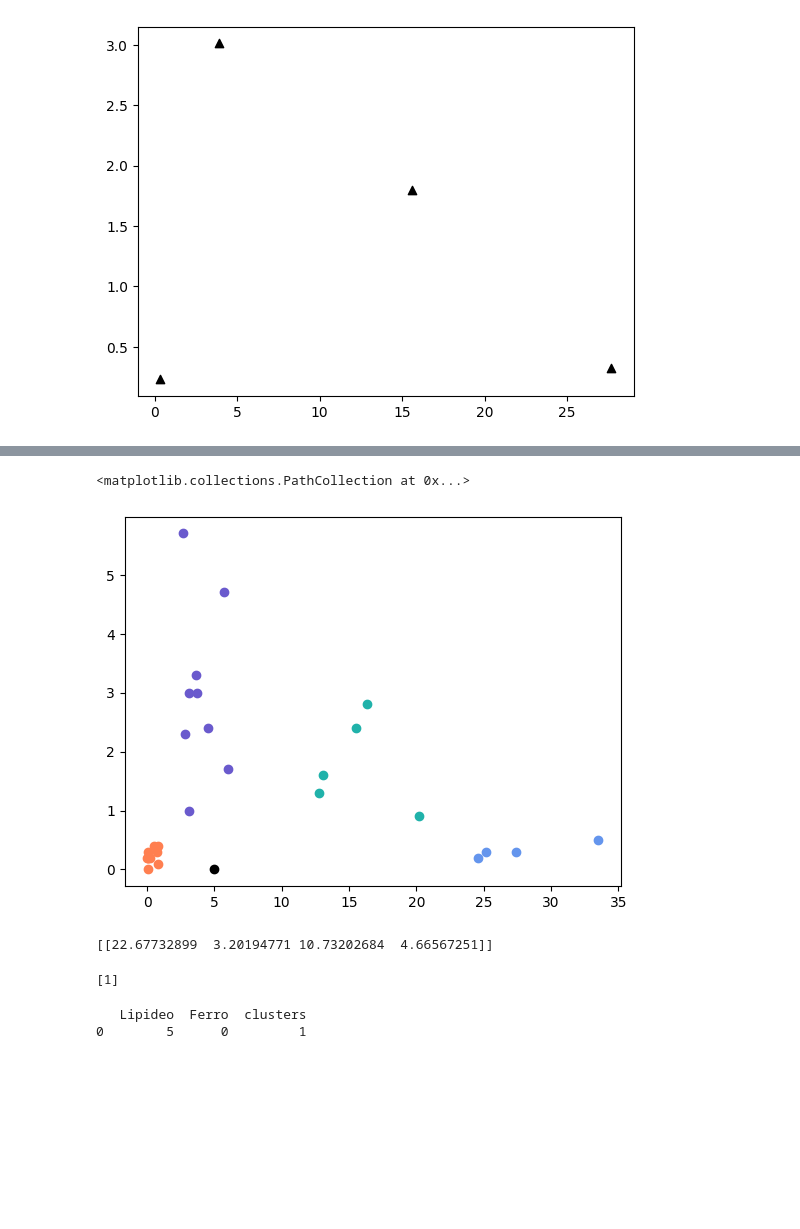
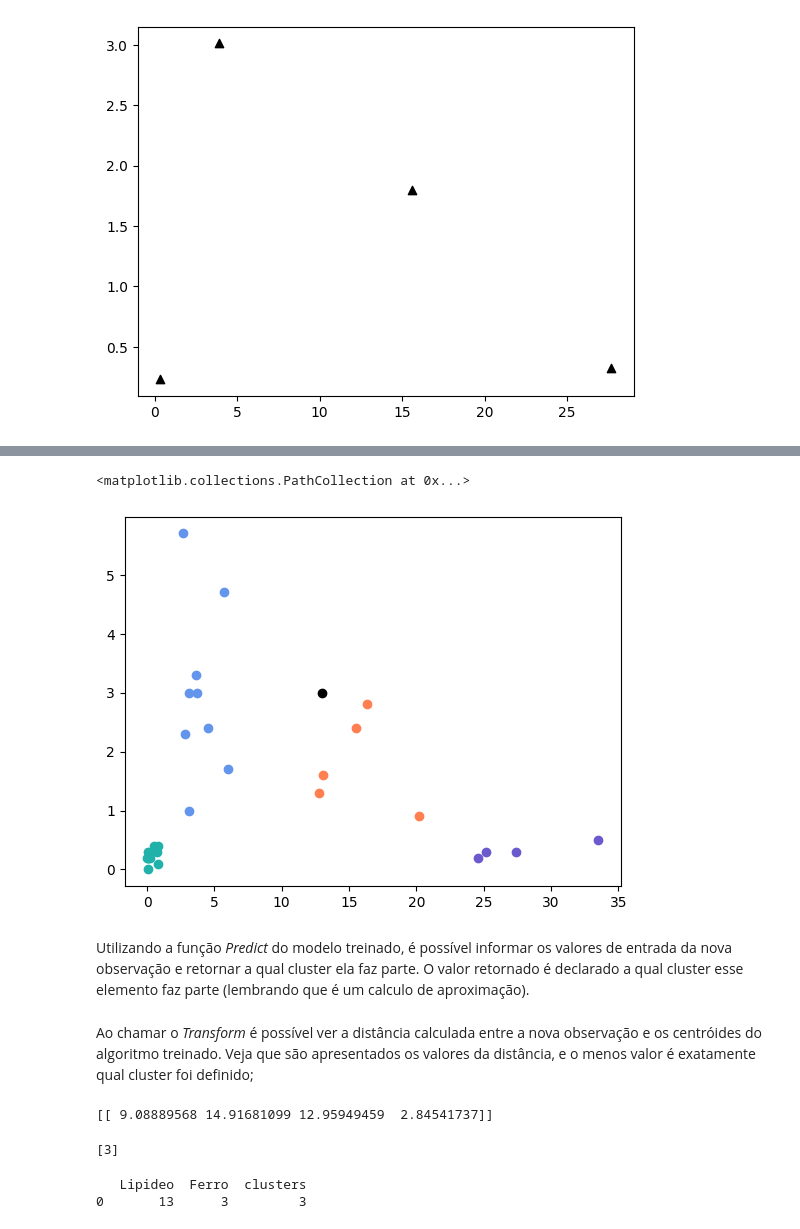
Before and after one commit to diegonogare/MachineLearning, a Jupyter notebook: 4.2_KMeans_Alimento.ipynb, the cells around one changed output, grey strips where cells are left out. Saved outputs shown, nothing was run; the diff lists cells and outputs as text; code cells hidden in the pictures; blank space fills up the shorter version.

```diff
--- a/4.2_KMeans_Alimento.ipynb
+++ b/4.2_KMeans_Alimento.ipynb
@@ -101,32 +138,37 @@ plt.scatter(cluster.cluster_centers_[:, 0], cluster.cluster_centers_[:, 1], colo
 # %%
-Novo_Dado_Lipideo = [5]
-Novo_Dado_Ferro = [0]
+Novo_Dado_Lipideo = [13]
+Novo_Dado_Ferro = [3]
 Novo_Dado = {'Lipideo':Novo_Dado_Lipideo, 'Ferro':Novo_Dado_Ferro }
 df = pd.DataFrame(Novo_Dado)
 
 for grupo in dados2['clusters'].unique():
     tmp = dados2[dados2['clusters'] == grupo]
     plt.scatter(tmp['Lipídeos'], tmp['Ferro'], color=cores[grupo] )
 
 plt.scatter(df['Lipideo'], df['Ferro'], c='black')
 # %% [output]
 <matplotlib.collections.PathCollection at 0x...>
-[figure, old version]
+[figure, new version]
+# %% [markdown]
+Utilizando a função *Predict* do modelo treinado, é possível informar os valores de entrada da nova observação e retornar a qual cluster ela faz parte.
+O valor retornado é declarado a qual cluster esse elemento faz parte (lembrando que é um calculo de aproximação).
 # %%
 novo_valor = cluster.predict( [ df.iloc[0] ])
+# %% [markdown]
+Ao chamar o *Transform* é possível ver a distância calculada entre a nova observação e os centróides do algoritmo treinado. Veja que são apresentados os valores da distância, e o menos valor é exatamente qual cluster foi definido;
 # %%
 valor_Transform = cluster.transform([ df.iloc[0][0:2] ])
 print(valor_Transform)
 # %% [output]
-[[22.67732899  3.20194771 10.73202684  4.66567251]]
+[[ 9.08889568 14.91681099 12.95949459  2.84541737]]
 # %%
 print(novo_valor)
 # %% [output]
-[1]
+[3]
 # %%
 df['clusters'] = novo_valor
 
 print(df)
 # %% [output]
    Lipideo  Ferro  clusters
-0        5      0         1
+0       13      3         3
```
Also changed, not shown: parts of 13 cells of this notebook.
